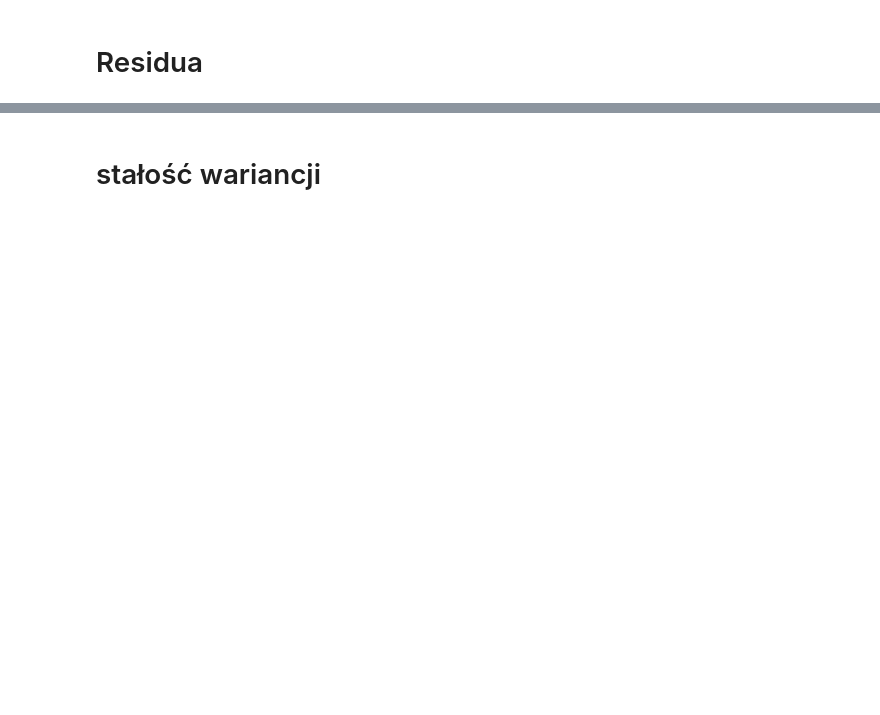
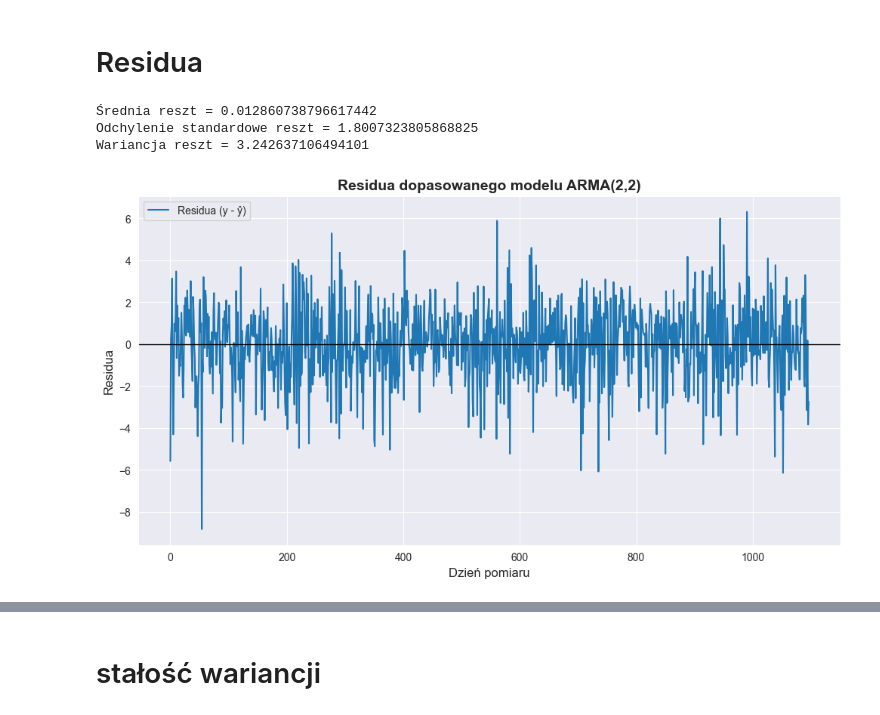
Before and after one commit to mathieuboro/Raport_ARMA_Computer_Analysis_of_Time_Series, a Jupyter notebook: raport.ipynb, the cells around one changed output, grey strips where cells are left out. Drawn from its saved outputs; the diff is of its cells as text; code cells hidden in the pictures; blank space fills up the shorter version.

Commit message:
residua

```diff
--- a/raport.ipynb
+++ b/raport.ipynb
@@ -602,5 +602,46 @@ Wyliczone parametry:
 # %% [markdown]
 # Residua
+# %%
+import numpy as np
+import pandas as pd
+import matplotlib.pyplot as plt
+import statsmodels.api as sm
+
+# Załóżmy, że 'data_cooked' to nasz szereg po usunięciu trendu i sezonowości
+# i chcemy dopasować do niego model ARMA(2,2) na podstawie poprzednich analiz
+
+# 1. Definicja modelu ARIMA(p=2,d=0,q=2) = ARMA(2,2)
+model = sm.tsa.ARIMA(data_cooked, order=(2,0,2))
+
+# 2. Dopasowanie metodą MLE
+results = model.fit()
+
+# 3. Wyciągamy "klasyczne" residua:
+residuals = results.resid
+
+# 4. Statystyki opisowe reszt
+res_mean = np.mean(residuals)
+res_var  = np.var(residuals, ddof=1)  # ddof=1, by pasować do definicji statyst. próbkowych
+res_std  = np.sqrt(res_var)
+
+print("Średnia reszt =", res_mean)
+print("Odchylenie standardowe reszt =", res_std)
+print("Wariancja reszt =", res_var)
+
+# 5. Wykres reszt
+plt.figure(figsize=(12,6))
+plt.plot(residuals, label='Residua (y - ŷ)')
+plt.axhline(y=0, color='black', linewidth=1)
+plt.title("Residua dopasowanego modelu ARMA(2,2)", fontsize=14, fontweight='bold')
+plt.xlabel("Dzień pomiaru", fontsize=12)
+plt.ylabel("Residua", fontsize=12)
+plt.legend()
+plt.show()
+# %% [output]
+Średnia reszt = 0.012860738796617442
+Odchylenie standardowe reszt = 1.8007323805868825
+Wariancja reszt = 3.242637106494101
+[figure, added]
 # %%
 p = [1.65262043, -0.6562051]
 q = [-0.69154668, -0.24663048]
```
Also changed, not shown: parts of 7 cells of this notebook.
